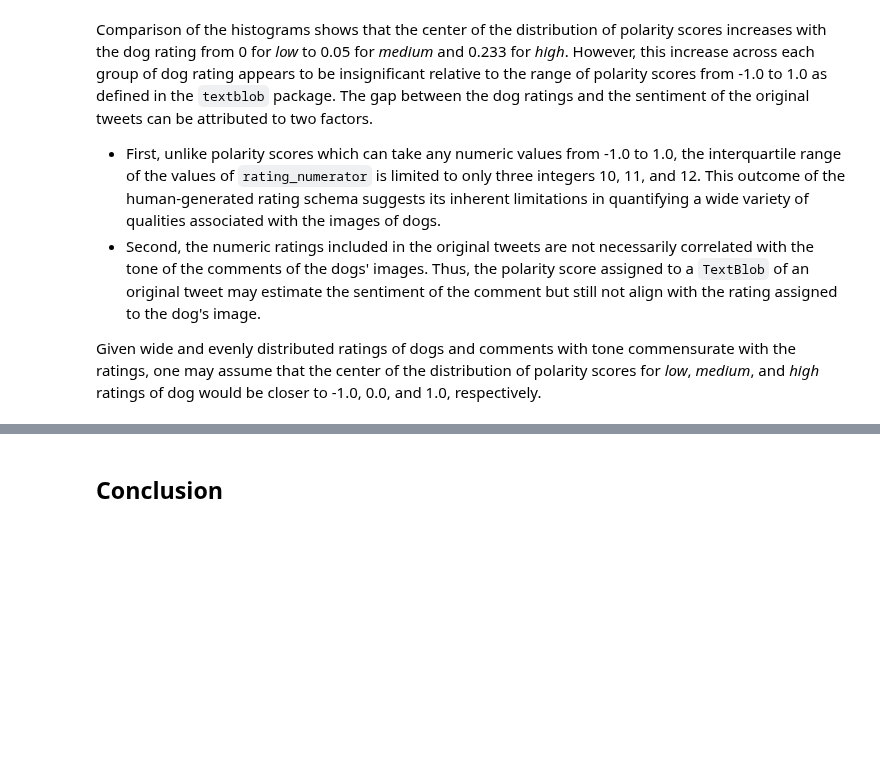
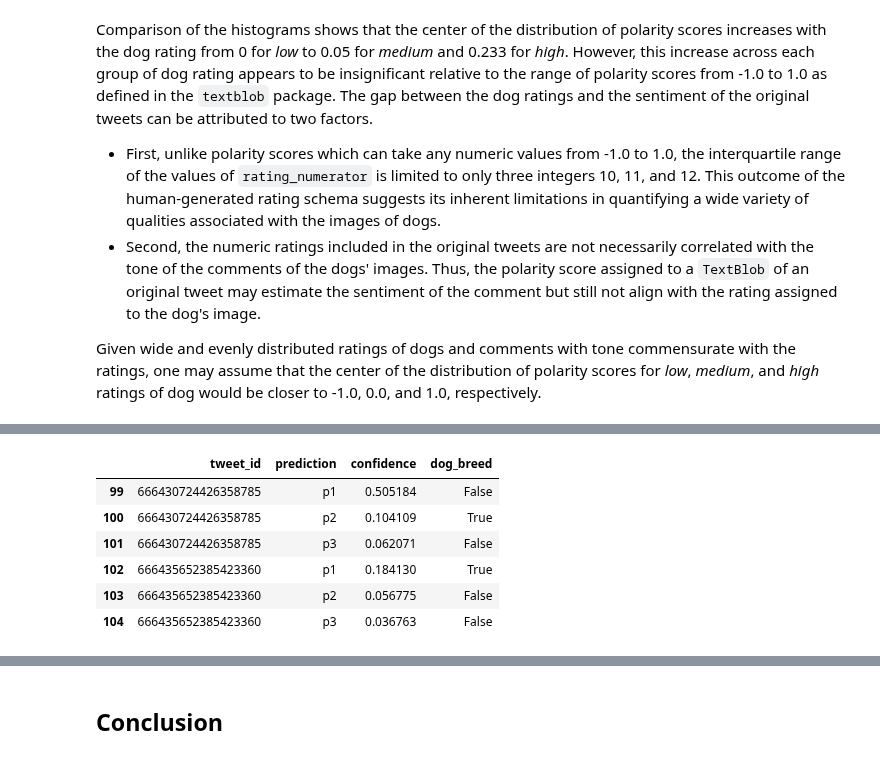
Before and after one commit to jmlcode/p3-analyze-tweet-data, a Jupyter notebook: eda_act.ipynb, the cells around one changed output, grey strips where cells are left out. Cells and saved outputs as stored; diff of their text form; code cells hidden in the pictures; blank space fills up the shorter version.

```diff
--- a/eda_act.ipynb
+++ b/eda_act.ipynb
@@ -597,0 +601,11 @@ Given wide and evenly distributed ratings of dogs and comments with tone commens
+# %%
+# top three predictions of dog's breed for two tweets
+df_image.iloc[99:105, np.r_[0, 3, 5:7]]
+# %% [output]
+|  | tweet_id | prediction | confidence | dog_breed |
+| 99 | 666430724426358785 | p1 | 0.505184 | False |
+| 100 | 666430724426358785 | p2 | 0.104109 | True |
+| 101 | 666430724426358785 | p3 | 0.062071 | False |
+| 102 | 666435652385423360 | p1 | 0.184130 | True |
+| 103 | 666435652385423360 | p2 | 0.056775 | False |
+| 104 | 666435652385423360 | p3 | 0.036763 | False |
```
Also changed, not shown: parts of 12 cells of this notebook.
